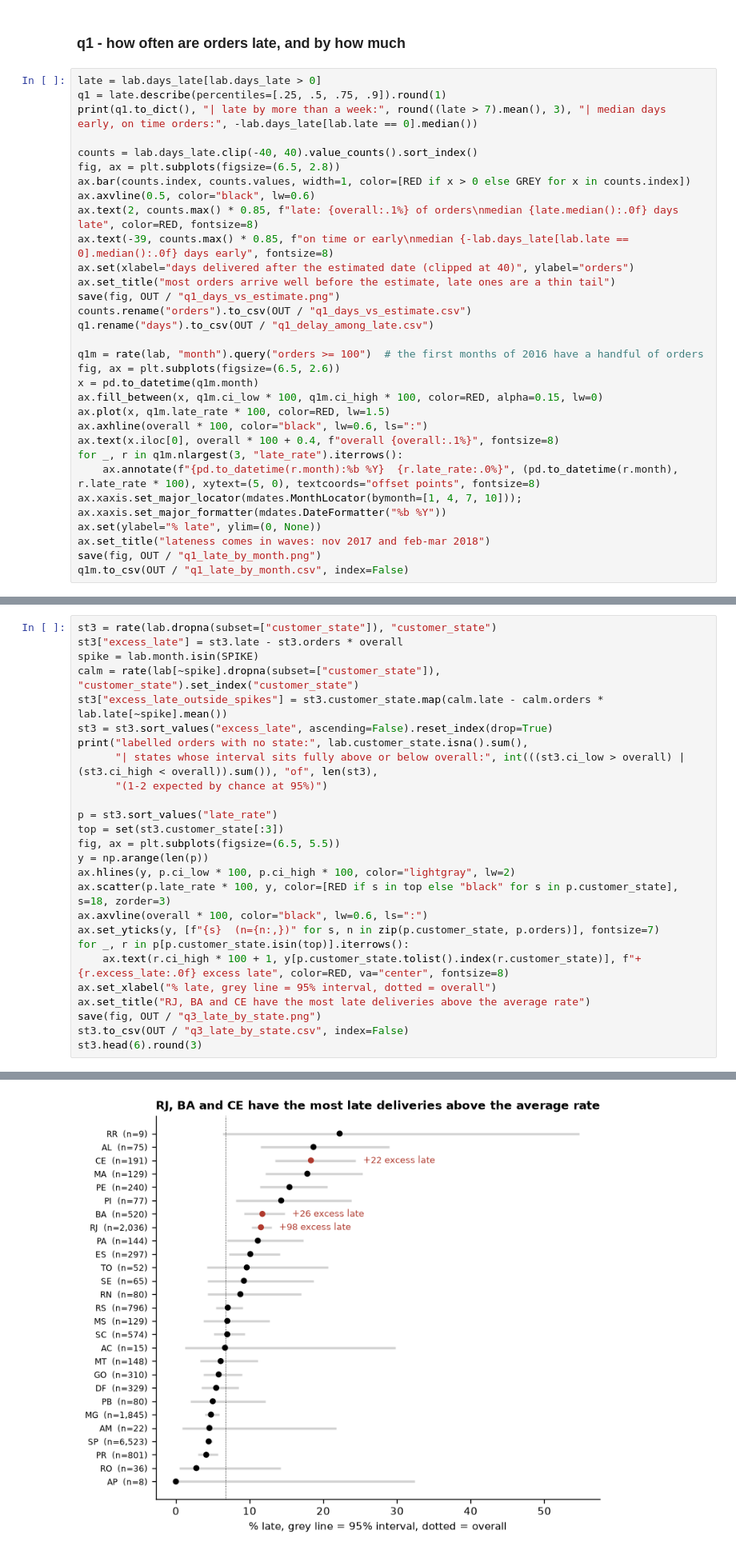
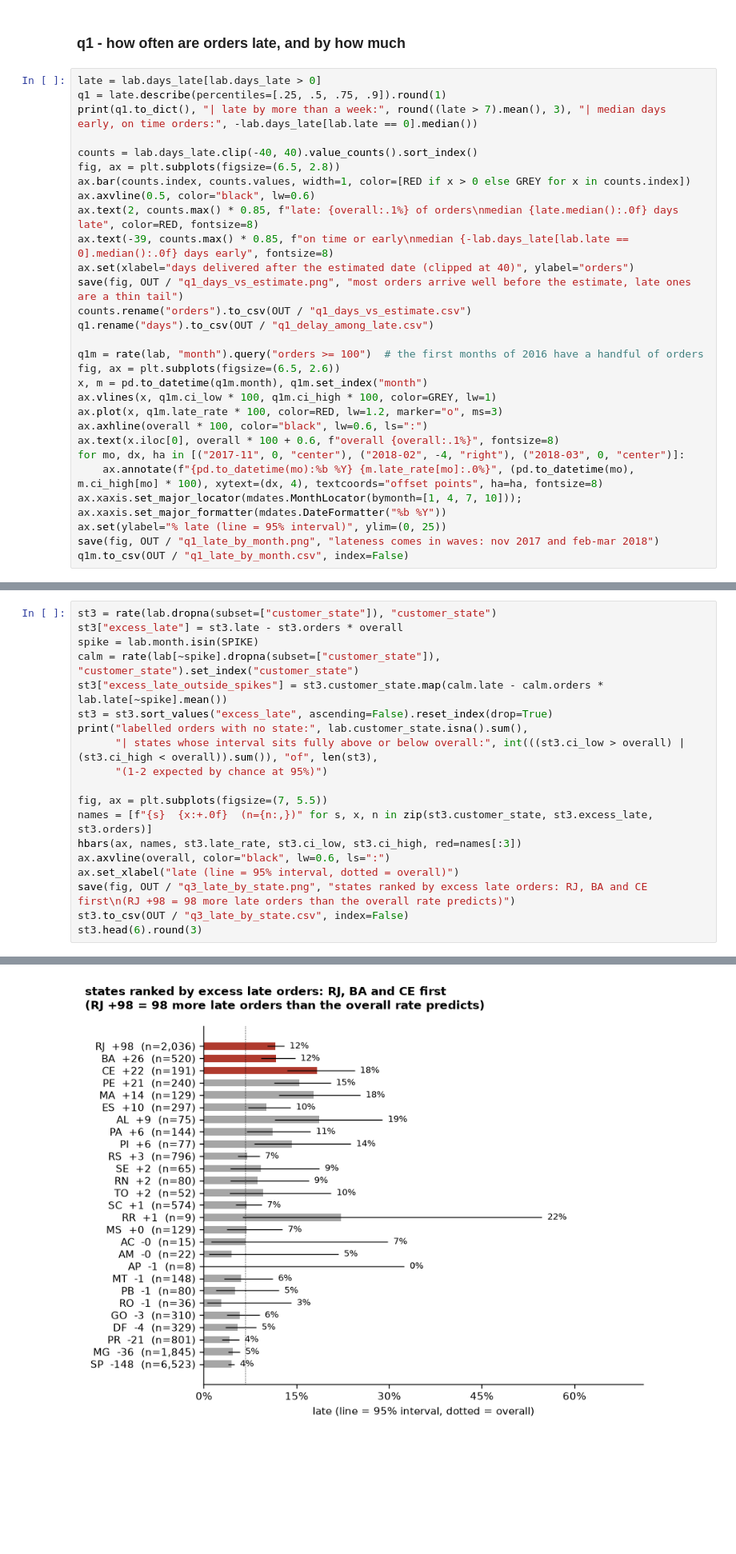
Before and after one commit to 11NOel11/eng2040-assignment1, a Jupyter notebook: pipeline.ipynb, the cells around one changed output, grey strips where cells are left out. Shown at 80% size. Saved outputs shown, nothing was run; the diff lists cells and outputs as text; blank space fills up the shorter version.

```diff
--- a/pipeline.ipynb
+++ b/pipeline.ipynb
@@ -521,24 +597,22 @@ ax.axvline(0.5, color="black", lw=0.6)
 ax.text(2, counts.max() * 0.85, f"late: {overall:.1%} of orders\nmedian {late.median():.0f} days late", color=RED, fontsize=8)
 ax.text(-39, counts.max() * 0.85, f"on time or early\nmedian {-lab.days_late[lab.late == 0].median():.0f} days early", fontsize=8)
 ax.set(xlabel="days delivered after the estimated date (clipped at 40)", ylabel="orders")
-ax.set_title("most orders arrive well before the estimate, late ones are a thin tail")
-save(fig, OUT / "q1_days_vs_estimate.png")
+save(fig, OUT / "q1_days_vs_estimate.png", "most orders arrive well before the estimate, late ones are a thin tail")
 counts.rename("orders").to_csv(OUT / "q1_days_vs_estimate.csv")
 q1.rename("days").to_csv(OUT / "q1_delay_among_late.csv")
 
 q1m = rate(lab, "month").query("orders >= 100")  # the first months of 2016 have a handful of orders
 fig, ax = plt.subplots(figsize=(6.5, 2.6))
-x = pd.to_datetime(q1m.month)
-ax.fill_between(x, q1m.ci_low * 100, q1m.ci_high * 100, color=RED, alpha=0.15, lw=0)
-ax.plot(x, q1m.late_rate * 100, color=RED, lw=1.5)
+x, m = pd.to_datetime(q1m.month), q1m.set_index("month")
+ax.vlines(x, q1m.ci_low * 100, q1m.ci_high * 100, color=GREY, lw=1)
+ax.plot(x, q1m.late_rate * 100, color=RED, lw=1.2, marker="o", ms=3)
 ax.axhline(overall * 100, color="black", lw=0.6, ls=":")
-ax.text(x.iloc[0], overall * 100 + 0.4, f"overall {overall:.1%}", fontsize=8)
-for _, r in q1m.nlargest(3, "late_rate").iterrows():
-    ax.annotate(f"{pd.to_datetime(r.month):%b %Y}  {r.late_rate:.0%}", (pd.to_datetime(r.month), r.late_rate * 100), xytext=(5, 0), textcoords="offset points", fontsize=8)
+ax.text(x.iloc[0], overall * 100 + 0.6, f"overall {overall:.1%}", fontsize=8)
+for mo, dx, ha in [("2017-11", 0, "center"), ("2018-02", -4, "right"), ("2018-03", 0, "center")]:
+    ax.annotate(f"{pd.to_datetime(mo):%b %Y} {m.late_rate[mo]:.0%}", (pd.to_datetime(mo), m.ci_high[mo] * 100), xytext=(dx, 4), textcoords="offset points", ha=ha, fontsize=8)
 ax.xaxis.set_major_locator(mdates.MonthLocator(bymonth=[1, 4, 7, 10])); ax.xaxis.set_major_formatter(mdates.DateFormatter("%b %Y"))
-ax.set(ylabel="% late", ylim=(0, None))
-ax.set_title("lateness comes in waves: nov 2017 and feb-mar 2018")
-save(fig, OUT / "q1_late_by_month.png")
+ax.set(ylabel="% late (line = 95% interval)", ylim=(0, 25))
+save(fig, OUT / "q1_late_by_month.png", "lateness comes in waves: nov 2017 and feb-mar 2018")
 q1m.to_csv(OUT / "q1_late_by_month.csv", index=False)
 # %% [output]
 {'count': 1107.0, 'mean': 10.6, 'std': 14.7, 'min': 1.0, '25%': 3.0, '50%': 7.0, '75%': 13.0, '90%': 22.0, 'max': 188.0} | late by more than a week: 0.446 | median days early, on time orders: 13.0
@@ -589,32 +661,25 @@ a high rate on a handful of orders is mostly noise, a slightly raised rate on th
 # %%
 st3 = rate(lab.dropna(subset=["customer_state"]), "customer_state")
 st3["excess_late"] = st3.late - st3.orders * overall
 spike = lab.month.isin(SPIKE)
 calm = rate(lab[~spike].dropna(subset=["customer_state"]), "customer_state").set_index("customer_state")
 st3["excess_late_outside_spikes"] = st3.customer_state.map(calm.late - calm.orders * lab.late[~spike].mean())
 st3 = st3.sort_values("excess_late", ascending=False).reset_index(drop=True)
 print("labelled orders with no state:", lab.customer_state.isna().sum(),
       "| states whose interval sits fully above or below overall:", int(((st3.ci_low > overall) | (st3.ci_high < overall)).sum()), "of", len(st3),
       "(1-2 expected by chance at 95%)")
 
-p = st3.sort_values("late_rate")
-top = set(st3.customer_state[:3])
-fig, ax = plt.subplots(figsize=(6.5, 5.5))
-y = np.arange(len(p))
-ax.hlines(y, p.ci_low * 100, p.ci_high * 100, color="lightgray", lw=2)
-ax.scatter(p.late_rate * 100, y, color=[RED if s in top else "black" for s in p.customer_state], s=18, zorder=3)
-ax.axvline(overall * 100, color="black", lw=0.6, ls=":")
-ax.set_yticks(y, [f"{s}  (n={n:,})" for s, n in zip(p.customer_state, p.orders)], fontsize=7)
-for _, r in p[p.customer_state.isin(top)].iterrows():
-    ax.text(r.ci_high * 100 + 1, y[p.customer_state.tolist().index(r.customer_state)], f"+{r.excess_late:.0f} excess late", color=RED, va="center", fontsize=8)
-ax.set_xlabel("% late, grey line = 95% interval, dotted = overall")
-ax.set_title("RJ, BA and CE have the most late deliveries above the average rate")
-save(fig, OUT / "q3_late_by_state.png")
+fig, ax = plt.subplots(figsize=(7, 5.5))
+names = [f"{s}  {x:+.0f}  (n={n:,})" for s, x, n in zip(st3.customer_state, st3.excess_late, st3.orders)]
+hbars(ax, names, st3.late_rate, st3.ci_low, st3.ci_high, red=names[:3])
+ax.axvline(overall, color="black", lw=0.6, ls=":")
+ax.set_xlabel("late (line = 95% interval, dotted = overall)")
+save(fig, OUT / "q3_late_by_state.png", "states ranked by excess late orders: RJ, BA and CE first\n(RJ +98 = 98 more late orders than the overall rate predicts)")
 st3.to_csv(OUT / "q3_late_by_state.csv", index=False)
 st3.head(6).round(3)
 # %% [output]
 labelled orders with no state: 951 | states whose interval sits fully above or below overall: 12 of 27 (1-2 expected by chance at 95%)
-[figure, old version]
+[figure, new version]
 |  | customer_state | orders | late | late_rate | ci_low | ci_high | excess_late | excess_late_outside_spikes |
 | 0 | RJ | 2036 | 235 | 0.115 | 0.102 | 0.130 | 98.254 | 29.061 |
 | 1 | BA | 520 | 61 | 0.117 | 0.092 | 0.148 | 26.075 | 24.642 |
```
Also changed, not shown: parts of 27 cells of this notebook, 8 other files.
